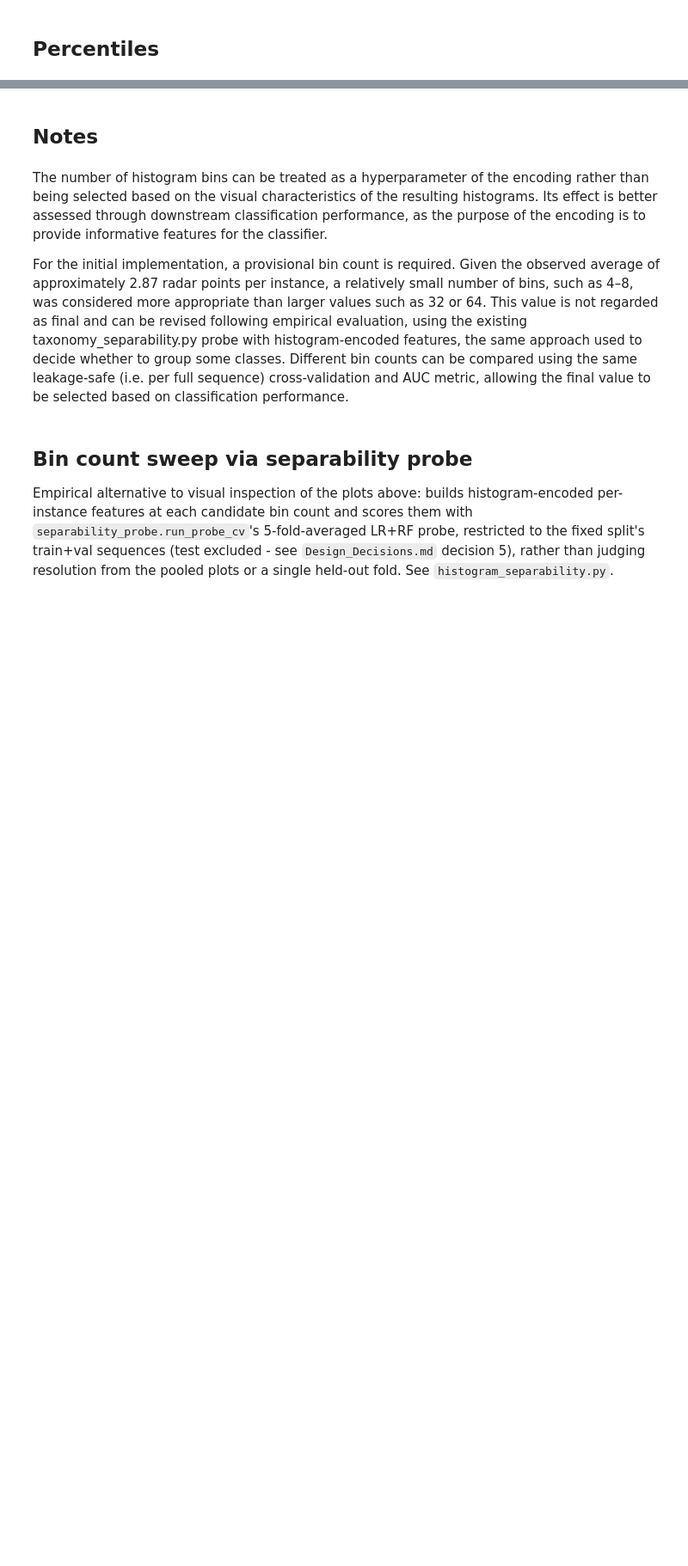
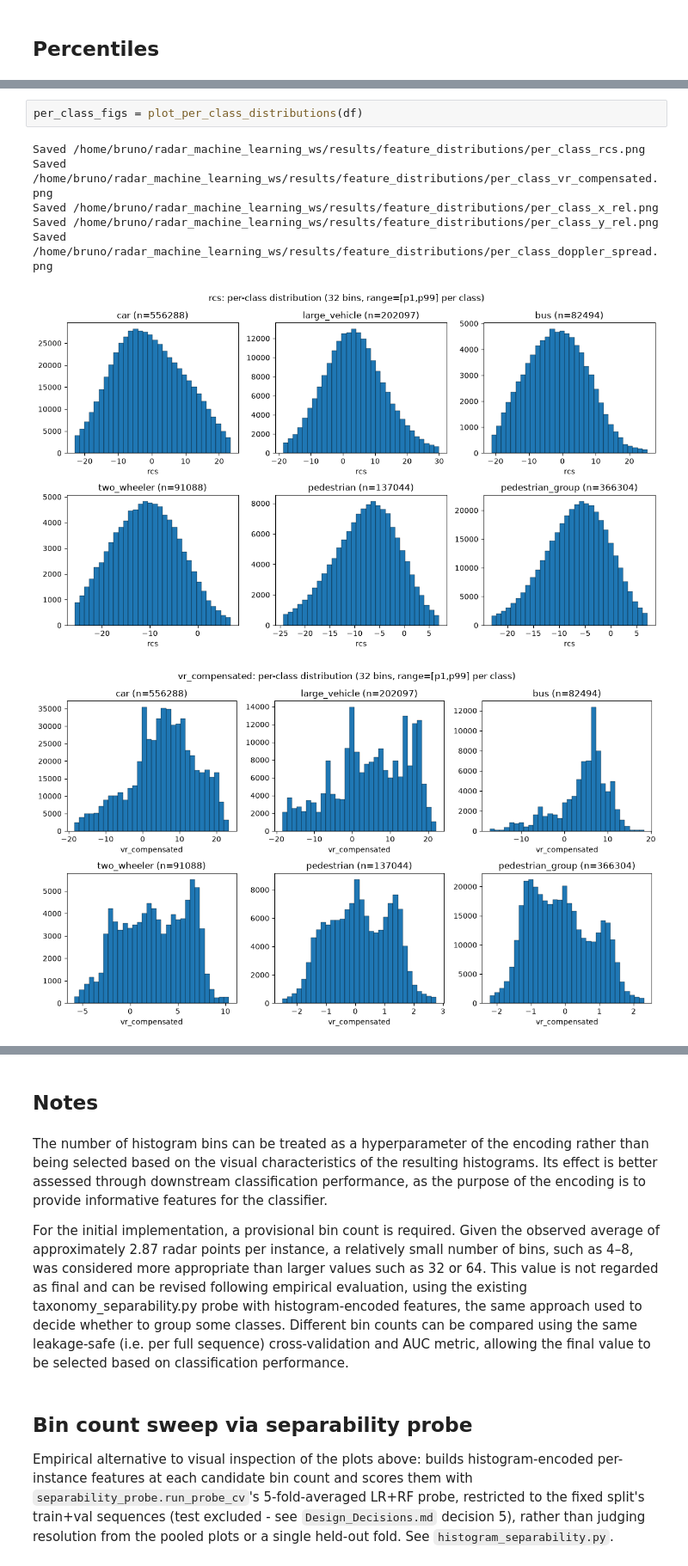
Before and after one commit to brunopinto900/radar-ml-autonomous-driving, a Jupyter notebook: notebooks/feature_distributions.ipynb, the cells around one changed output, grey strips where cells are left out. Shown at 86% size. Cells and saved outputs as stored; diff of their text form; blank space fills up the shorter version.

```diff
--- a/notebooks/feature_distributions.ipynb
+++ b/notebooks/feature_distributions.ipynb
@@ -60,0 +51,10 @@ figs["rcs"]
+# %%
+per_class_figs = plot_per_class_distributions(df)
+# %% [output]
+Saved /home/bruno/radar_machine_learning_ws/results/feature_distributions/per_class_rcs.png
+Saved /home/bruno/radar_machine_learning_ws/results/feature_distributions/per_class_vr_compensated.png
+Saved /home/bruno/radar_machine_learning_ws/results/feature_distributions/per_class_x_rel.png
+Saved /home/bruno/radar_machine_learning_ws/results/feature_distributions/per_class_y_rel.png
+Saved /home/bruno/radar_machine_learning_ws/results/feature_distributions/per_class_doppler_spread.png
+[figure, added]
+[figure, added]
```
Also changed, not shown: parts of 8 cells of this notebook, 1 other file.
